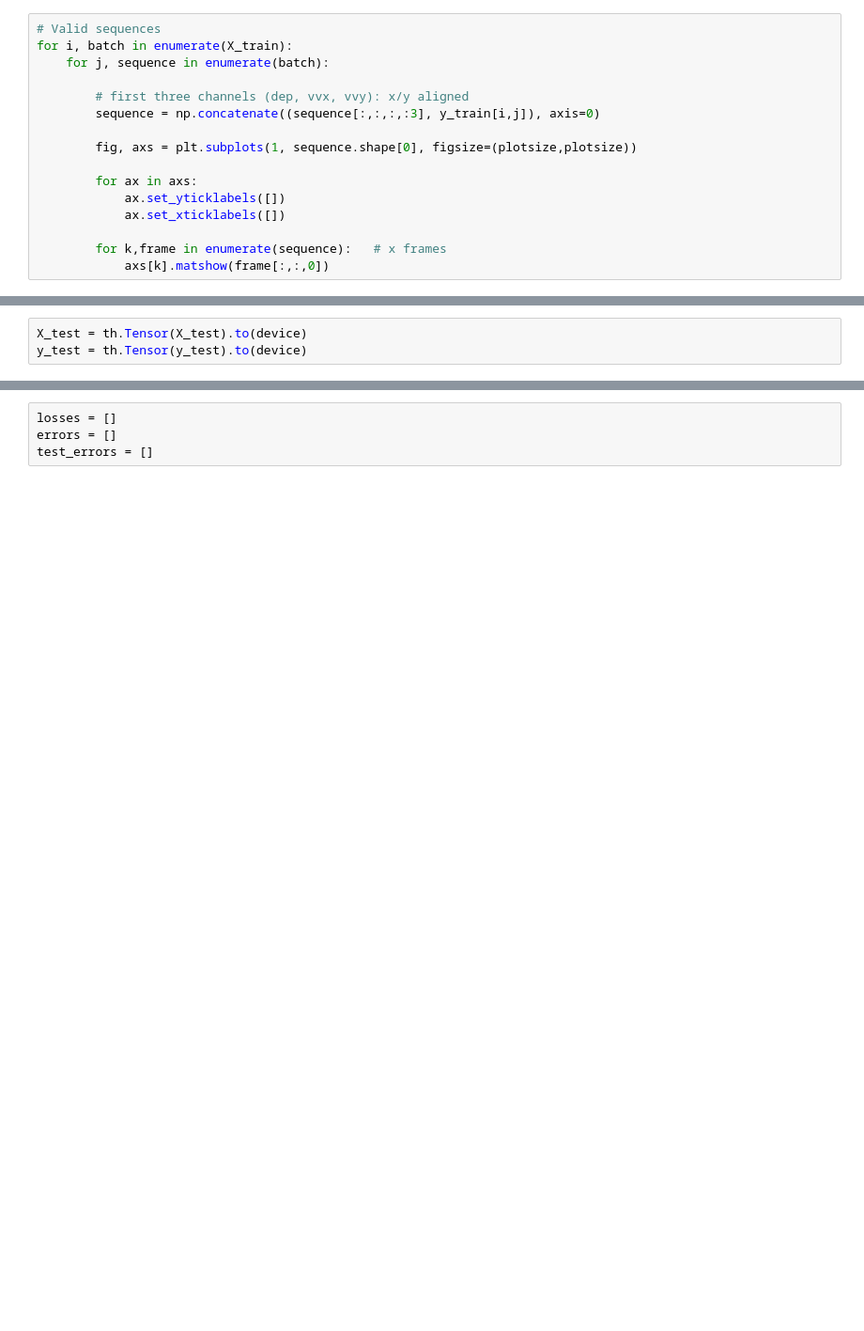
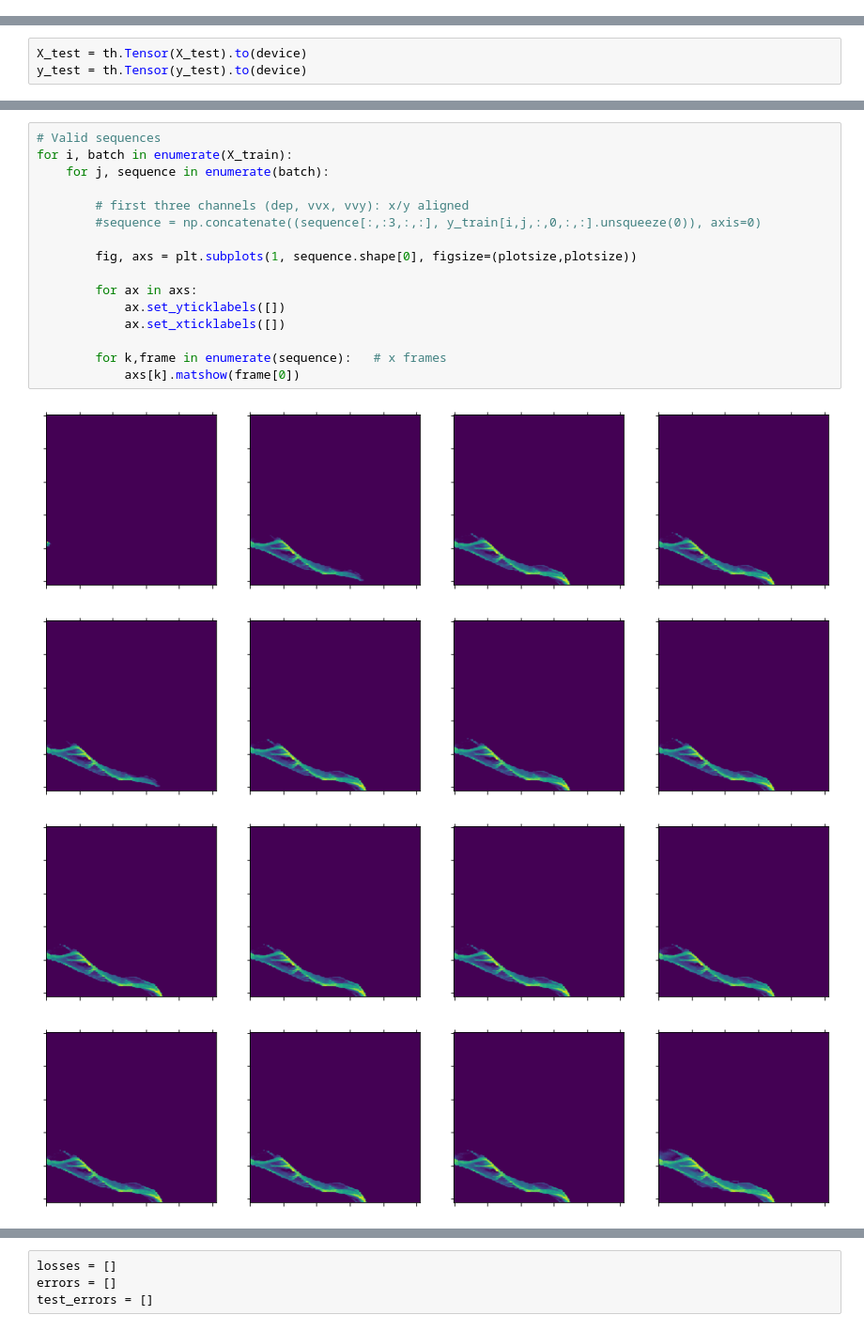
Before and after one commit to halixness/deepSWE, a Jupyter notebook: ram_torch_resnet_ae.ipynb, the cells around one changed output, grey strips where cells are left out. Shown at 94% size. Drawn from its saved outputs; the diff is of its cells as text; blank space fills up the shorter version.

```diff
--- a/ram_torch_resnet_ae.ipynb
+++ b/ram_torch_resnet_ae.ipynb
@@ -64,19 +70,3 @@ def unison_shuffled_copies(a, b):
 X, Y = unison_shuffled_copies(X, Y)
 # %%
 X_train, X_test, y_train, y_test = train_test_split(X, Y, test_size=0.2, random_state=42)
-# %%
-# Valid sequences
-for i, batch in enumerate(X_train):
-    for j, sequence in enumerate(batch):
-
-        # first three channels (dep, vvx, vvy): x/y aligned
-        sequence = np.concatenate((sequence[:,:,:,:3], y_train[i,j]), axis=0)
-
-        fig, axs = plt.subplots(1, sequence.shape[0], figsize=(plotsize,plotsize))
-
-        for ax in axs:
-            ax.set_yticklabels([])
-            ax.set_xticklabels([])
-
-        for k,frame in enumerate(sequence):   # x frames
-            axs[k].matshow(frame[:,:,0])
@@ -168,0 +167,21 @@ y_test = y_test.permute(0, 1, 5, 2, 3, 4)
+# %%
+# Valid sequences
+for i, batch in enumerate(X_train):
+    for j, sequence in enumerate(batch):
+
+        # first three channels (dep, vvx, vvy): x/y aligned
+        #sequence = np.concatenate((sequence[:,:3,:,:], y_train[i,j,:,0,:,:].unsqueeze(0)), axis=0)
+
+        fig, axs = plt.subplots(1, sequence.shape[0], figsize=(plotsize,plotsize))
+
+        for ax in axs:
+            ax.set_yticklabels([])
+            ax.set_xticklabels([])
+
+        for k,frame in enumerate(sequence):   # x frames
+            axs[k].matshow(frame[0])
+# %% [output]
+[figure, added]
+[figure, added]
+[figure, added]
+[figure, added]
```
Also changed, not shown: parts of 13 cells of this notebook, 3 other files.
